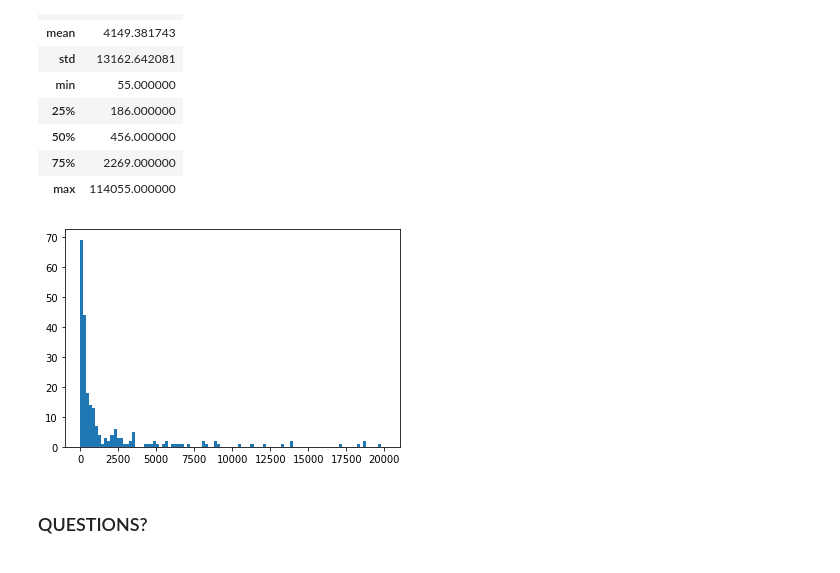
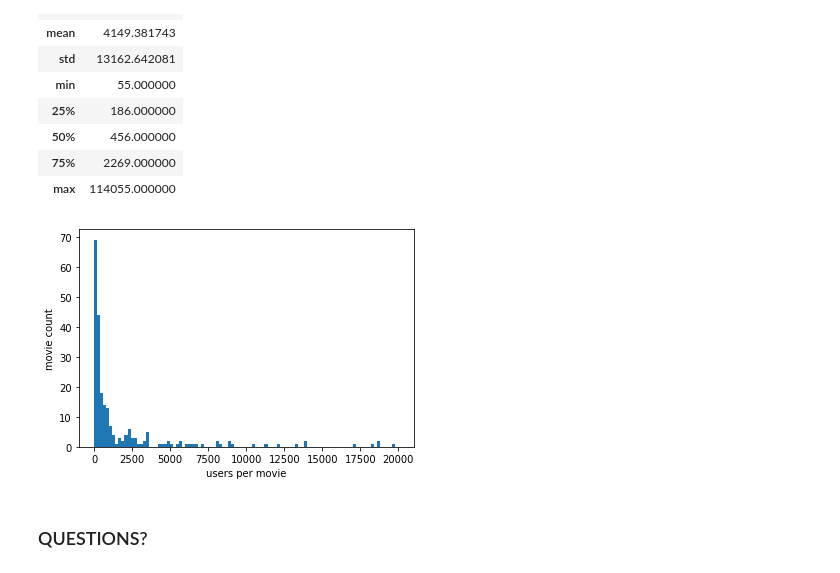
Before and after one commit to noamzbr/netflix_embedding, a Jupyter notebook: netflix_embedding_layer.ipynb, the cells around one changed output. Cells and saved outputs as stored; diff of their text form; code cells hidden in the pictures.

```diff
--- a/netflix_embedding_layer.ipynb
+++ b/netflix_embedding_layer.ipynb
@@ -104,9 +106,11 @@ users_per_movie.describe()
 | max | 114055.000000 |
 # %%
 plt.hist(users_per_movie.values, bins=100, range=(0,20000))
+plt.xlabel('users per movie')
+plt.ylabel('movie count')
 plt.show()
 # %% [output]
-[figure, old version]
+[figure, new version]
 # %% [markdown]
 ### QUESTIONS?
 # %% [markdown]
```
Also changed, not shown: parts of 22 cells of this notebook.
